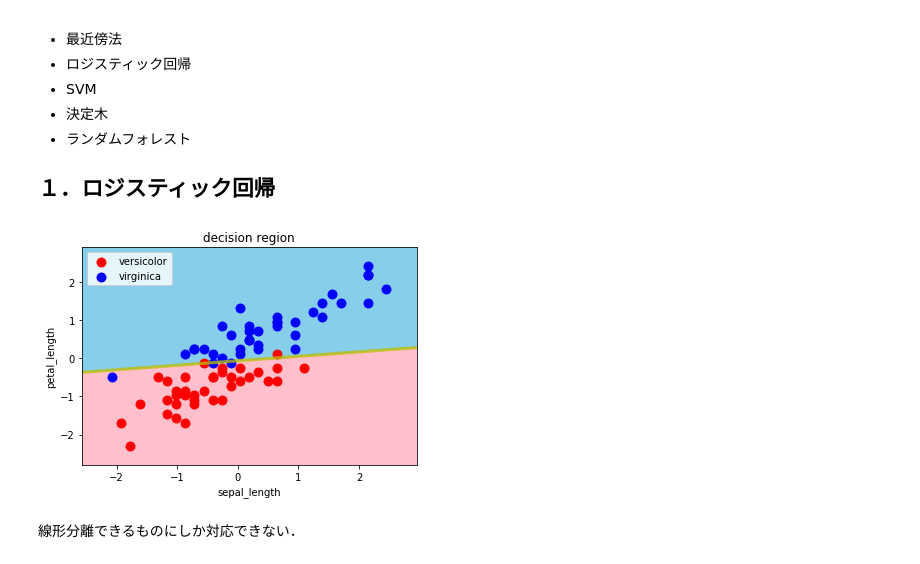
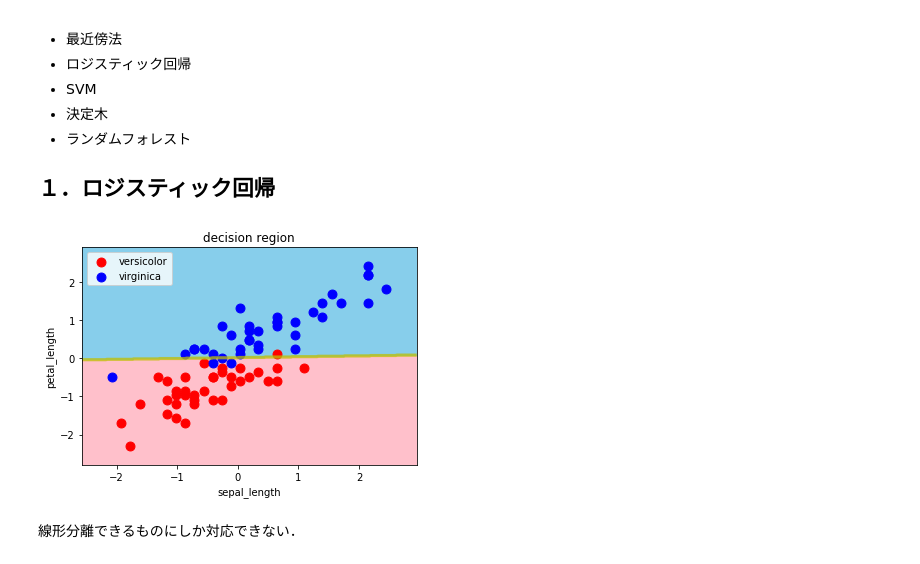
Before and after one commit to SkMiya/diveintocode-ml, a Jupyter notebook: week4/week4_1_iris.ipynb, the cells around one changed output. Saved outputs shown, nothing was run; the diff lists cells and outputs as text; code cells hidden in the pictures.

```diff
--- a/week4/week4_1_iris.ipynb
+++ b/week4/week4_1_iris.ipynb
@@ -357,21 +352,21 @@ def eval_func(y_test,y_pred):
     return score_list
 # %%
 #ロジスティック回帰モデル
-from sklearn.linear_model import LogisticRegression
+from sklearn import linear_model
 #ロジスティック回帰クラスの初期化
-lr = LogisticRegression()
+lr = linear_model.SGDClassifier(loss='log',max_iter=5)
 
 #訓練データで学習
 lr.fit(X_train_std,y_train)
 # 推定
 y_pred_lr = lr.predict(X_test_std)
 
 #可視化
 decision_region(X_train_std,y_train,lr,step=0.01,
                 title='decision region', xlabel='sepal_length', ylabel='petal_length',
                 target_names=['versicolor', 'virginica'])
 # %% [output]
-[figure, old version]
+[figure, new version]
 # %% [markdown]
 線形分離できるものにしか対応できない．
 # %%
```
Also changed, not shown: parts of 12 cells of this notebook.
